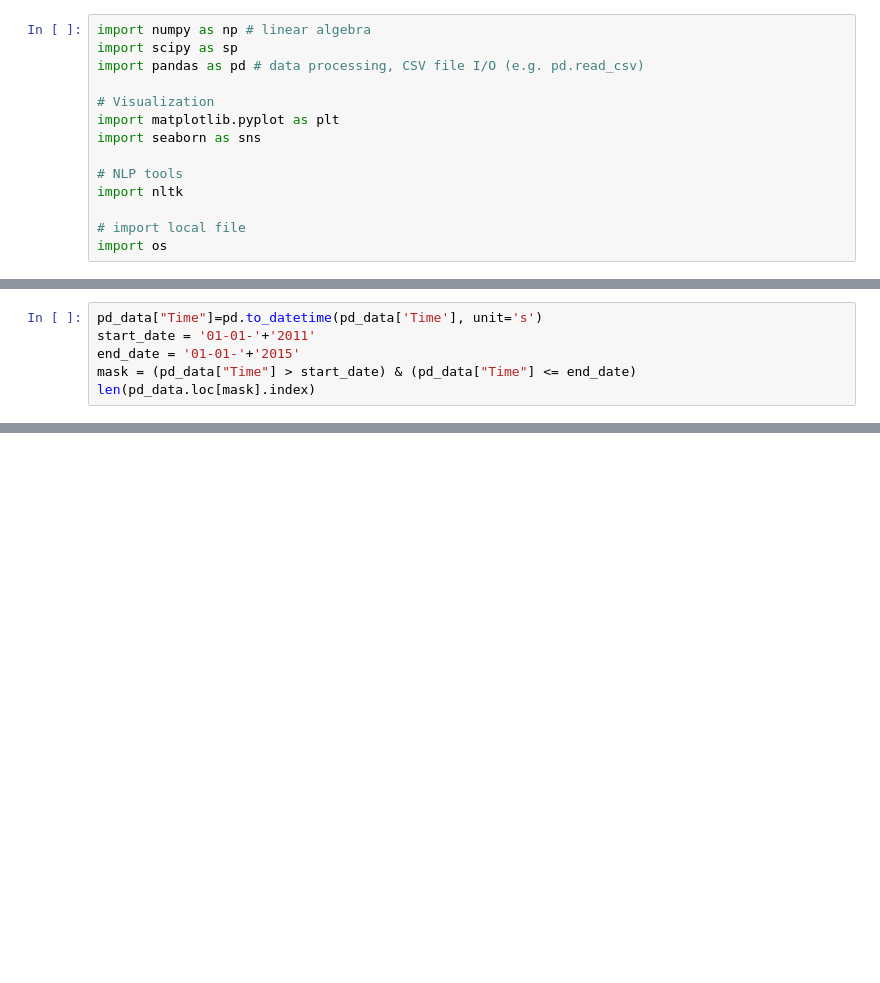
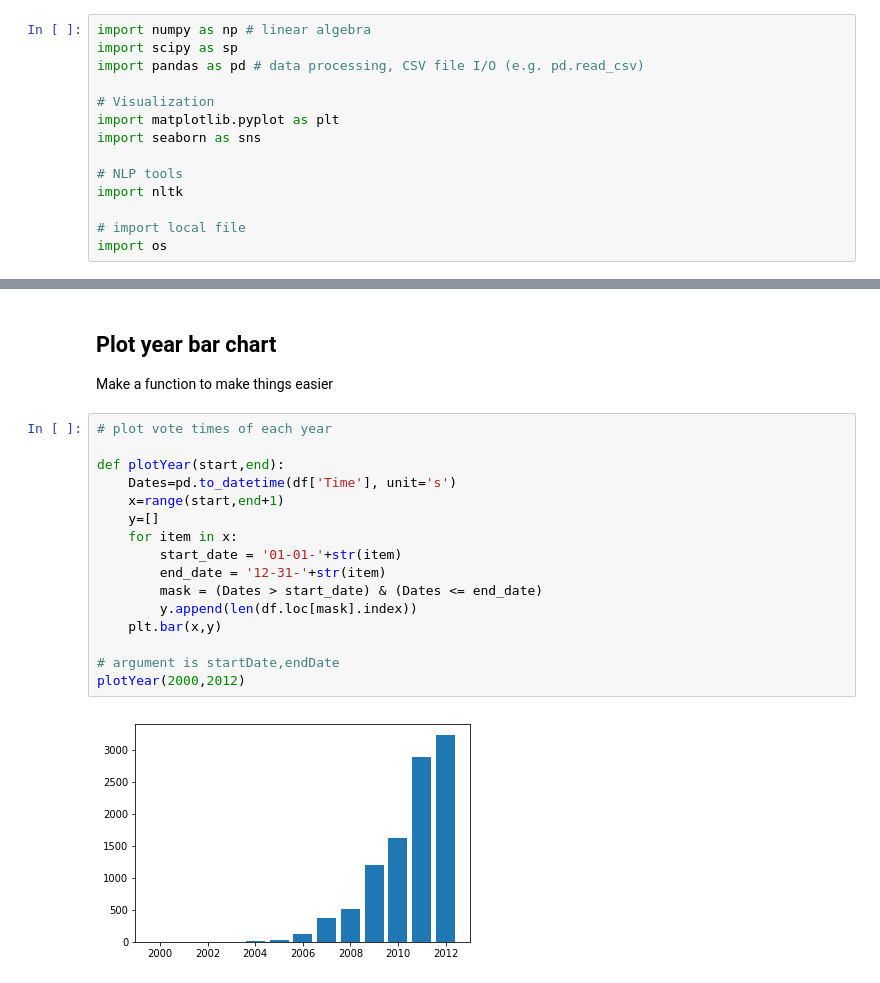
Before and after one commit to Darkborderman/FDA_homeworks, a Jupyter notebook: homework1/Main.ipynb, the cells around one changed output, grey strips where cells are left out. Cells and saved outputs as stored; diff of their text form; blank space fills up the shorter version.

```diff
--- a/homework1/Main.ipynb
+++ b/homework1/Main.ipynb
@@ -87,6 +52,0 @@ print(pd_data)
-# %%
-pd_data["Time"]=pd.to_datetime(pd_data['Time'], unit='s')
-start_date = '01-01-'+'2011'
-end_date = '01-01-'+'2015'
-mask = (pd_data["Time"] > start_date) & (pd_data["Time"] <= end_date)
-len(pd_data.loc[mask].index)
@@ -94,0 +122,22 @@ len(pd_data.loc[mask].index)
+# %% [markdown]
+## Plot year bar chart
+
+Make a function to make things easier
+# %%
+# plot vote times of each year
+
+def plotYear(start,end):
+    Dates=pd.to_datetime(df['Time'], unit='s')
+    x=range(start,end+1)
+    y=[]
+    for item in x:
+        start_date = '01-01-'+str(item)
+        end_date = '12-31-'+str(item)
+        mask = (Dates > start_date) & (Dates <= end_date)
+        y.append(len(df.loc[mask].index))
+    plt.bar(x,y)
+
+# argument is startDate,endDate
+plotYear(2000,2012)
+# %% [output]
+[figure, added]
```
Also changed, not shown: parts of 12 cells of this notebook.
